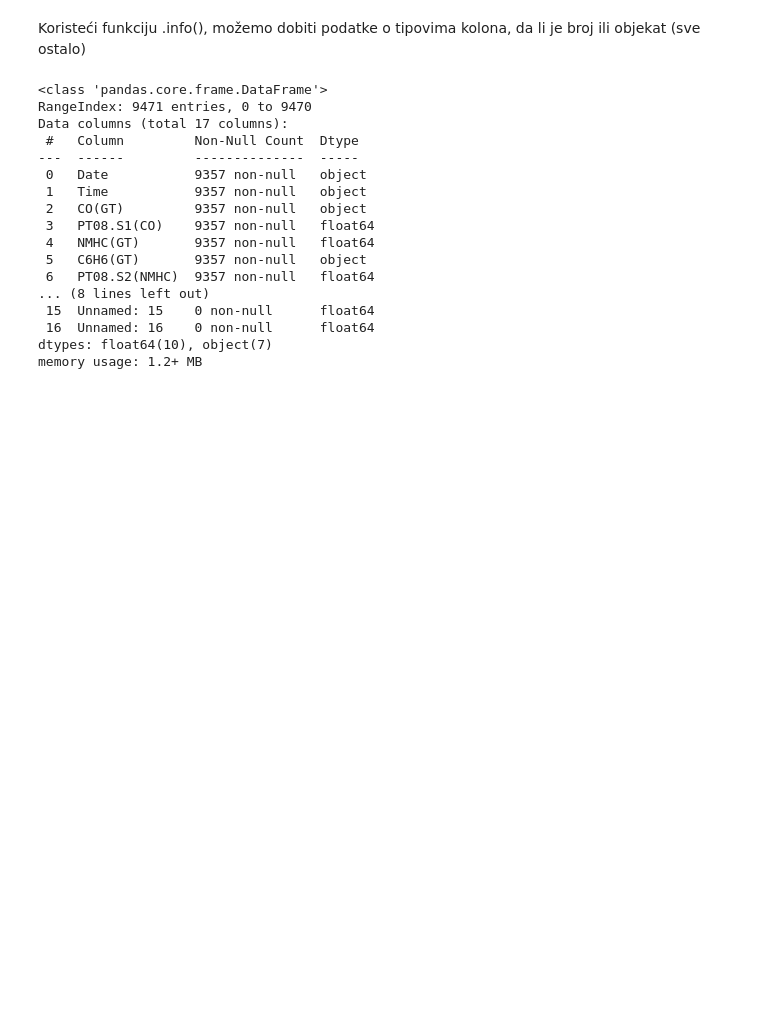
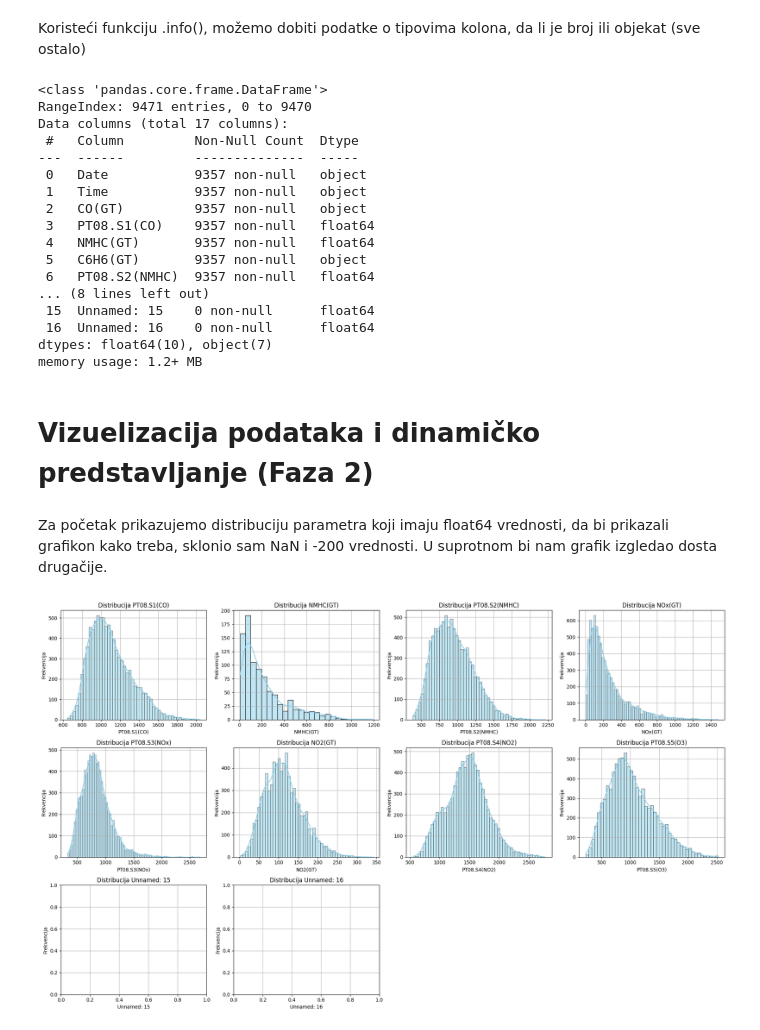
Before and after one commit to mbozinovic7625rn/onp-projekat2025, a Jupyter notebook: mihailo_bozinovic_7625_rn.ipynb, the cells around one changed output. Cells and saved outputs as stored; diff of their text form; code cells hidden in the pictures; blank space fills up the shorter version.

Commit message:
Faza 2

```diff
--- a/mihailo_bozinovic_7625_rn.ipynb
+++ b/mihailo_bozinovic_7625_rn.ipynb
@@ -91,3 +96,30 @@ Data columns (total 17 columns):
  16  Unnamed: 16    0 non-null      float64
 dtypes: float64(10), object(7)
 memory usage: 1.2+ MB
+# %% [markdown]
+# Vizuelizacija podataka i dinamičko predstavljanje (Faza 2)
+# %% [markdown]
+Za početak prikazujemo distribuciju parametra koji imaju float64 vrednosti, da bi prikazali grafikon kako treba, sklonio sam NaN i -200 vrednosti.
+U suprotnom bi nam grafik izgledao dosta drugačije.
+# %%
+float64_cols = df.select_dtypes(include=['float64']).columns
+# %%
+n = len(float64_cols)
+cols = 4
+rows = math.ceil(n / cols)
+
+plt.figure(figsize=(5 * cols, 4 * rows))
+
+# Plot each column
+for i, col in enumerate(float64_cols):
+    plt.subplot(rows, cols, i + 1)
+    sns.histplot(df[col][(df[col] != -200) & (df[col].notna())], kde=True, color='skyblue')
+    plt.title(f'Distribucija {col}')
+    plt.xlabel(col)
+    plt.ylabel('Frekvencija')
+    plt.grid(True)
+
+plt.tight_layout()
+plt.show()
+# %% [output]
+[figure, added]
```
Also changed, not shown: parts of 13 cells of this notebook, 2 other files.
